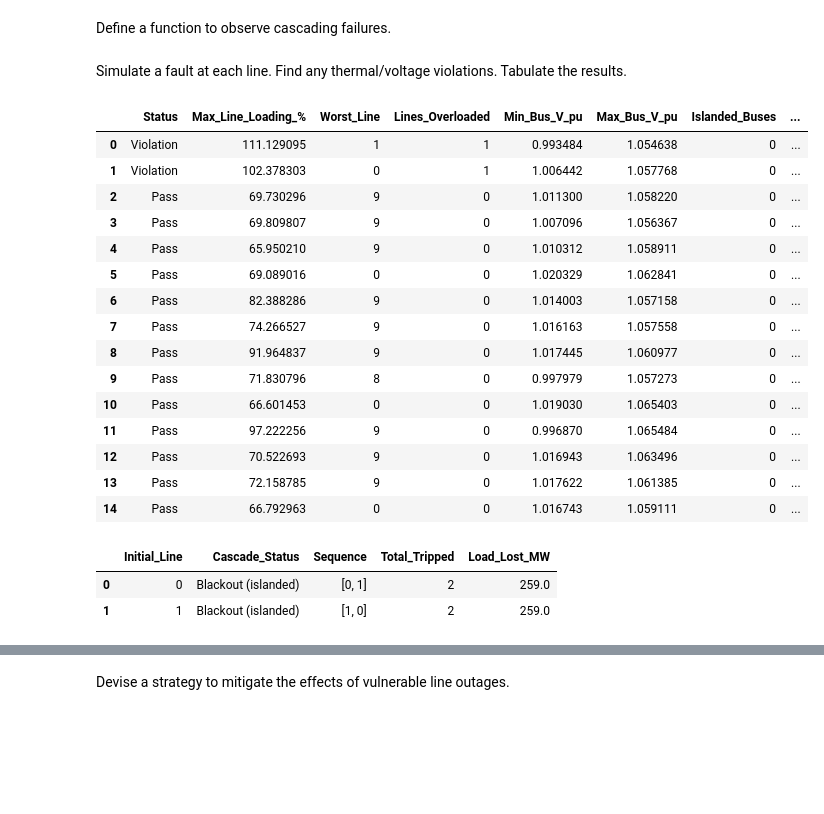
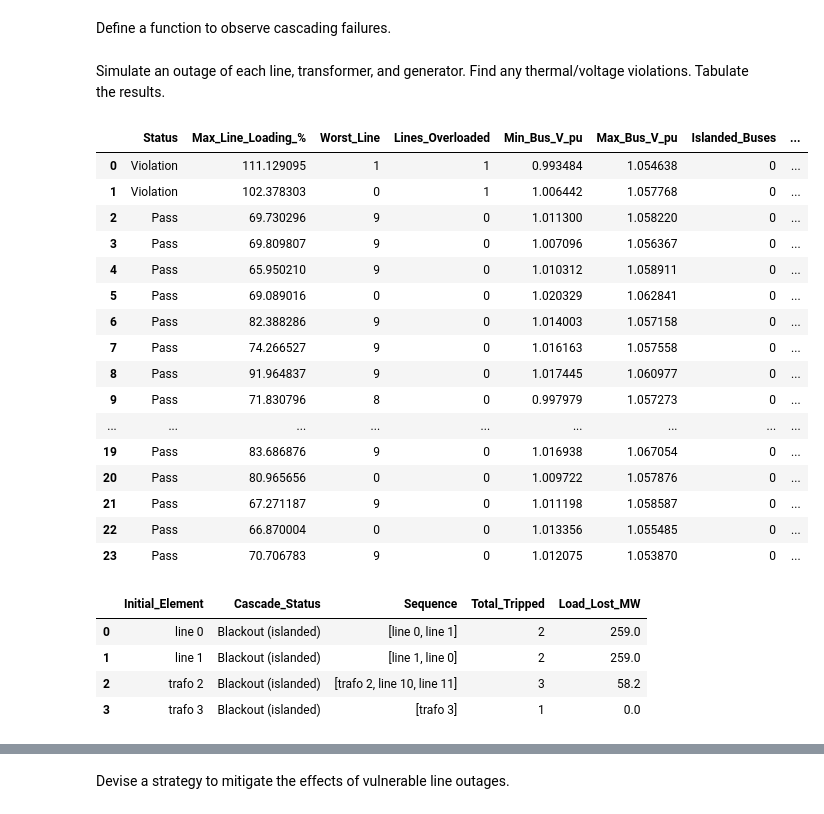
Before and after one commit to er-chang/Grid-Contingency-Analysis, a Jupyter notebook: notebook.ipynb, the cells around one changed output, grey strips where cells are left out. Saved outputs shown, nothing was run; the diff lists cells and outputs as text; code cells hidden in the pictures; blank space fills up the shorter version.

```diff
--- a/notebook.ipynb
+++ b/notebook.ipynb
@@ -59,8 +53,8 @@ def check_case(net, n=1.0):
     loading = net.res_line["loading_percent"]
 
     # islanded grid, check separation from main network
-    map = top.create_nxgraph(net) # map all true connections
-    islands = list(top.connected_components(map))
+    # map = top.create_nxgraph(net) # map all true connections
+    # islands = list(top.connected_components(map))
     # n_islands = len(islands)
     n_islanded = len(top.unsupplied_buses(net))
 
@@ -82,7 +76,8 @@ def check_case(net, n=1.0):
     }
 
 base_row = check_case(net)
-base_row["Tripped_Line"] = "N/A" # ideally, N-0 case should not have any tripped lines
+base_row["Element"] = "None" # ideally, N-0 case should not have any tripped lines
+base_row["Index"] = "N/A"
 display(pd.DataFrame([base_row]))
 # %% [output]
 |  | Status | Max_Line_Loading_% | Worst_Line | Lines_Overloaded | Min_Bus_V_pu | Max_Bus_V_pu | Islanded_Buses | ... |
@@ -138,65 +131,68 @@ def sim_cascade(net, load_max, start_line, loop_lim=len(net.line)):
         "Load_Lost_MW": lost,
     }
 # %% [markdown]
-Simulate a fault at each line. Find any thermal/voltage violations. Tabulate the results.
+Simulate an outage of each line, transformer, and generator. Find any thermal/voltage violations. Tabulate the results.
 # %%
 # define N-1 case
-def n1_case(net, lines):
+def n1_case(net, elem="line"): # analyze line by default
     net = copy.deepcopy(net)
     rows = []
+    table = getattr(net, elem)
 
-    for i in lines:
-        # simulate a fault/outage at a given transmission line
-        net.line.loc[i, 'in_service'] = False
+    for i in table.index:
+        table.loc[i, 'in_service'] = False # simulate a fault/outage at a given transmission line
 
     # exception handling to manage the result of Newton-Ralphson method
         try:
             pp.runpp(net) # recalculate power flow
             row = check_case(net)
         except pp.LoadflowNotConverged:
             row = {"Status": "Non-convergence"}
         finally:
-            net.line.loc[i, "in_service"] = True # restore the line
-        row["Tripped_Line"] = i
+            table.loc[i, "in_service"] = True # restore the line
+        row["Element"] = elem
+        row["Index"] = i
         rows.append(row)
     return pd.DataFrame(rows)
 
-results = n1_case(net,lines)
+# do N-1 analysis for line, transformer, and generator
+results = pd.concat([n1_case(net, "line"),
+                     n1_case(net, "trafo"),
+                     n1_case(net, "gen")], ignore_index=True)
 display(results)
-
-# run cascade sim
-cascade_rows = []
-violation_lines = results.loc[results["Status"]=="Violation", "Tripped_Line"].tolist()
-
-for line_index in violation_lines:
-    cascade_result = sim_cascade(net, load_max=load_max, start_line=line_index)
-    cascade_rows.append(cascade_result)
-
-cascade_df = pd.DataFrame(cascade_rows)
-display(cascade_df)
-
-# generate network diagram
-# for n in results.loc[results["Status"]=="Violation", "Tripped_Line"]:
-#     net.line.loc[n, "in_service"] = False
-#     plot.simple_plot(net, plot_loads=True, plot_gens=True)
-#     net.line.loc[n, "in_service"] = True
 # %% [output]
 |  | Status | Max_Line_Loading_% | Worst_Line | Lines_Overloaded | Min_Bus_V_pu | Max_Bus_V_pu | Islanded_Buses | ... |
 | 0 | Violation | 111.129095 | 1 | 1 | 0.993484 | 1.054638 | 0 | ... |
 | 1 | Violation | 102.378303 | 0 | 1 | 1.006442 | 1.057768 | 0 | ... |
 | 2 | Pass | 69.730296 | 9 | 0 | 1.011300 | 1.058220 | 0 | ... |
 | 3 | Pass | 69.809807 | 9 | 0 | 1.007096 | 1.056367 | 0 | ... |
 | 4 | Pass | 65.950210 | 9 | 0 | 1.010312 | 1.058911 | 0 | ... |
 | 5 | Pass | 69.089016 | 0 | 0 | 1.020329 | 1.062841 | 0 | ... |
 | 6 | Pass | 82.388286 | 9 | 0 | 1.014003 | 1.057158 | 0 | ... |
 | 7 | Pass | 74.266527 | 9 | 0 | 1.016163 | 1.057558 | 0 | ... |
 | 8 | Pass | 91.964837 | 9 | 0 | 1.017445 | 1.060977 | 0 | ... |
 | 9 | Pass | 71.830796 | 8 | 0 | 0.997979 | 1.057273 | 0 | ... |
-| 10 | Pass | 66.601453 | 0 | 0 | 1.019030 | 1.065403 | 0 | ... |
-| 11 | Pass | 97.222256 | 9 | 0 | 0.996870 | 1.065484 | 0 | ... |
-| 12 | Pass | 70.522693 | 9 | 0 | 1.016943 | 1.063496 | 0 | ... |
-| 13 | Pass | 72.158785 | 9 | 0 | 1.017622 | 1.061385 | 0 | ... |
-| 14 | Pass | 66.792963 | 0 | 0 | 1.016743 | 1.059111 | 0 | ... |
+| ... | ... | ... | ... | ... | ... | ... | ... | ... |
+| 19 | Pass | 83.686876 | 9 | 0 | 1.016938 | 1.067054 | 0 | ... |
+| 20 | Pass | 80.965656 | 0 | 0 | 1.009722 | 1.057876 | 0 | ... |
+| 21 | Pass | 67.271187 | 9 | 0 | 1.011198 | 1.058587 | 0 | ... |
+| 22 | Pass | 66.870004 | 0 | 0 | 1.013356 | 1.055485 | 0 | ... |
+| 23 | Pass | 70.706783 | 9 | 0 | 1.012075 | 1.053870 | 0 | ... |
-|  | Initial_Line | Cascade_Status | Sequence | Total_Tripped | Load_Lost_MW |
-| 0 | 0 | Blackout (islanded) | [0, 1] | 2 | 259.0 |
-| 1 | 1 | Blackout (islanded) | [1, 0] | 2 | 259.0 |
+# %%
+# run cascade sim
+trigger_statuses = ["Violation", "Non-convergence"] # statuses that count as failure
+cascade_starts = results.loc[results["Status"].isin(trigger_statuses), ["Element", "Index"]]
+
+cascade_rows = []
+
+for elem, idx in zip(cascade_starts["Element"], cascade_starts["Index"]):
+    cascade_rows.append(sim_cascade(net, load_max, idx, elem))
+
+cascade_df = pd.DataFrame(cascade_rows)
+display(cascade_df)
+# %% [output]
+|  | Initial_Element | Cascade_Status | Sequence | Total_Tripped | Load_Lost_MW |
+| 0 | line 0 | Blackout (islanded) | [line 0, line 1] | 2 | 259.0 |
+| 1 | line 1 | Blackout (islanded) | [line 1, line 0] | 2 | 259.0 |
+| 2 | trafo 2 | Blackout (islanded) | [trafo 2, line 10, line 11] | 3 | 58.2 |
+| 3 | trafo 3 | Blackout (islanded) | [trafo 3] | 1 | 0.0 |
```
Also changed, not shown: parts of 10 cells of this notebook, 2 other files.
